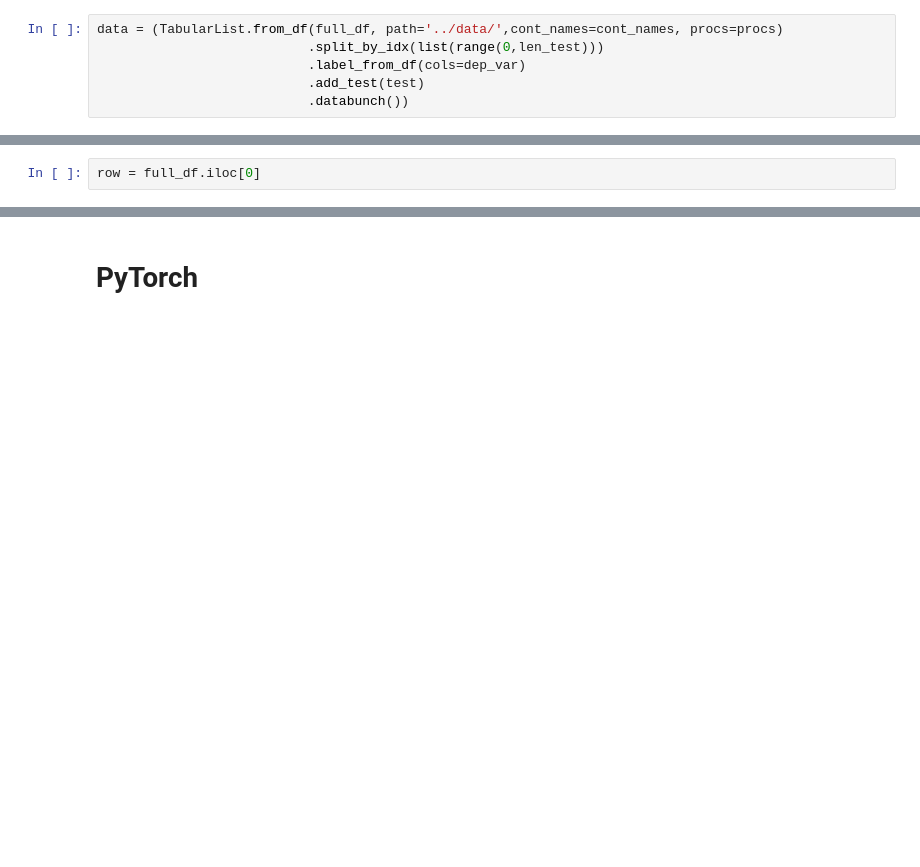
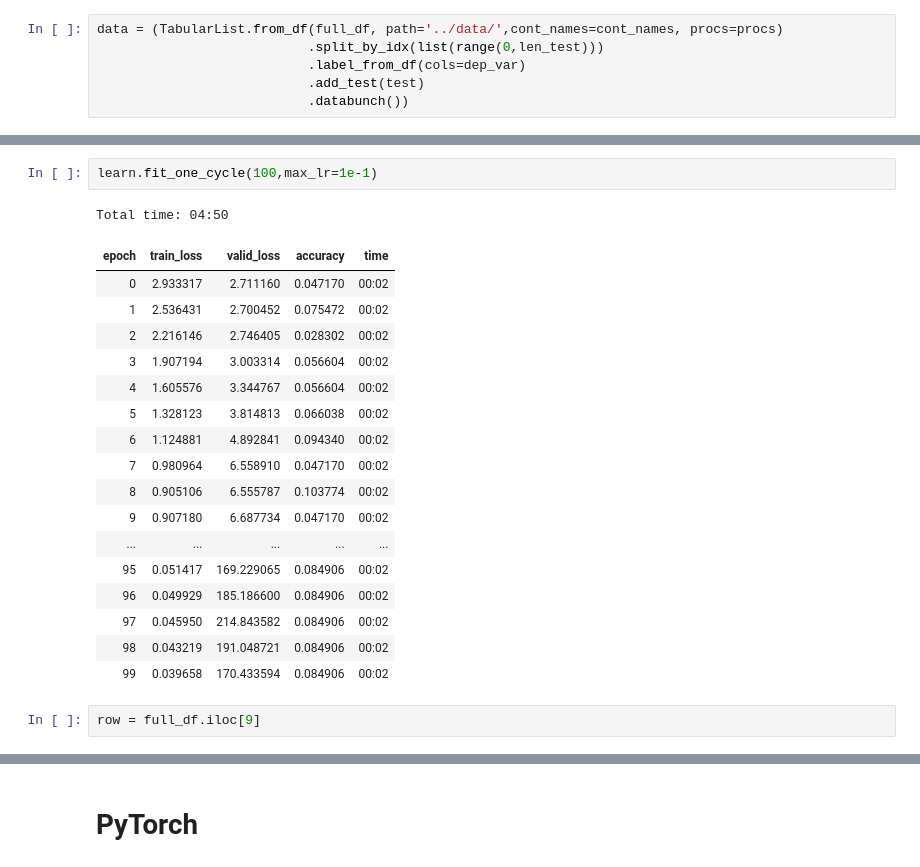
Before and after one commit to jeh0753/timetofailure, a Jupyter notebook: jake/EDA.ipynb, the cells around one changed output, grey strips where cells are left out. Drawn from its saved outputs; the diff is of its cells as text; blank space fills up the shorter version.

```diff
--- a/jake/EDA.ipynb
+++ b/jake/EDA.ipynb
@@ -67,4 +89,25 @@ learn.fit(1, 1e-2)
+# %%
+learn.fit_one_cycle(100,max_lr=1e-1)
+# %% [output]
+Total time: 04:50
+| epoch | train_loss | valid_loss | accuracy | time |
+| 0 | 2.933317 | 2.711160 | 0.047170 | 00:02 |
+| 1 | 2.536431 | 2.700452 | 0.075472 | 00:02 |
+| 2 | 2.216146 | 2.746405 | 0.028302 | 00:02 |
+| 3 | 1.907194 | 3.003314 | 0.056604 | 00:02 |
+| 4 | 1.605576 | 3.344767 | 0.056604 | 00:02 |
+| 5 | 1.328123 | 3.814813 | 0.066038 | 00:02 |
+| 6 | 1.124881 | 4.892841 | 0.094340 | 00:02 |
+| 7 | 0.980964 | 6.558910 | 0.047170 | 00:02 |
+| 8 | 0.905106 | 6.555787 | 0.103774 | 00:02 |
+| 9 | 0.907180 | 6.687734 | 0.047170 | 00:02 |
+| ... | ... | ... | ... | ... |
+| 95 | 0.051417 | 169.229065 | 0.084906 | 00:02 |
+| 96 | 0.049929 | 185.186600 | 0.084906 | 00:02 |
+| 97 | 0.045950 | 214.843582 | 0.084906 | 00:02 |
+| 98 | 0.043219 | 191.048721 | 0.084906 | 00:02 |
+| 99 | 0.039658 | 170.433594 | 0.084906 | 00:02 |
 # %%
-row = full_df.iloc[0]
+row = full_df.iloc[9]
 # %%
 learn.predict(row)
```
Also changed, not shown: parts of 17 cells of this notebook.
